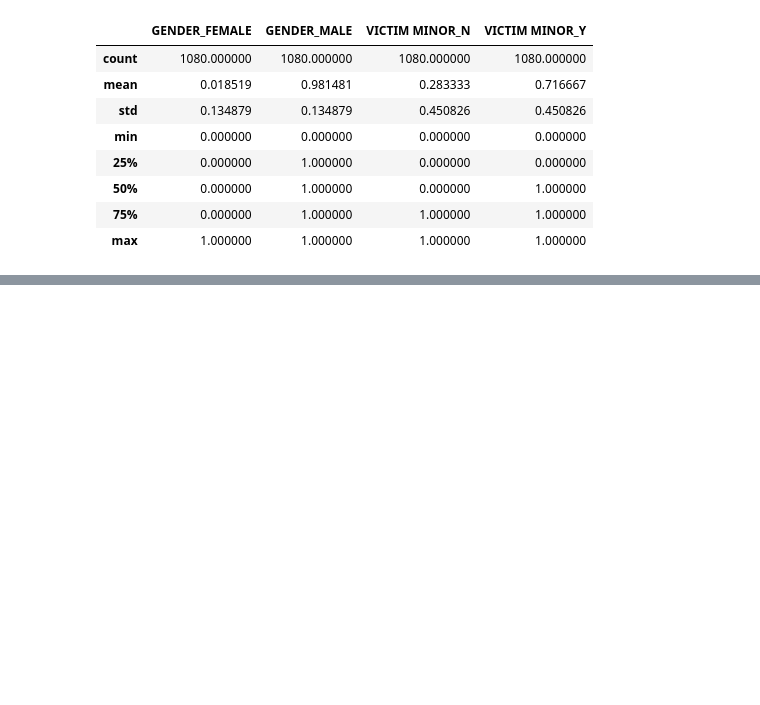
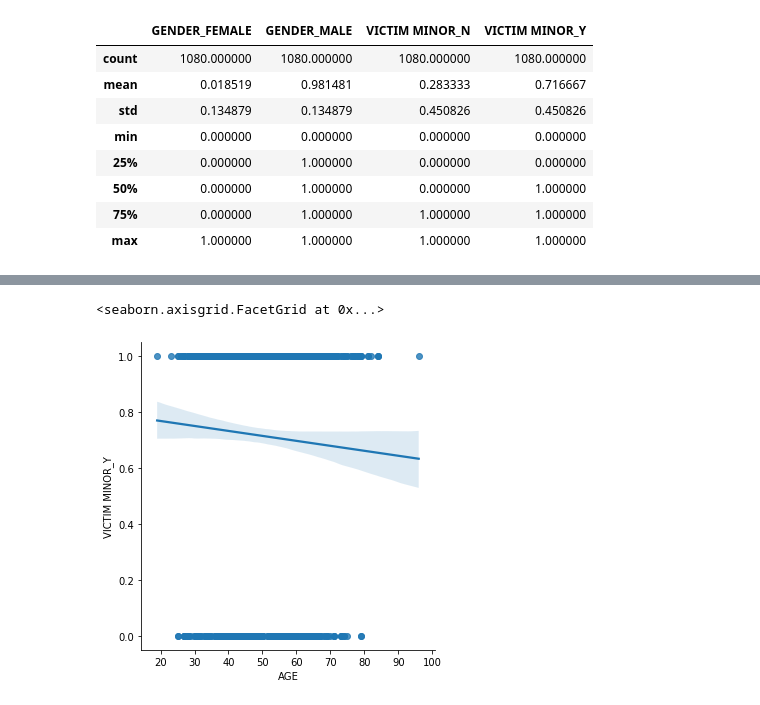
Before and after one commit to shanksghub/Omdena-ML, a Jupyter notebook: Omdena Offenders 2.ipynb, the cells around one changed output, grey strips where cells are left out. Cells and saved outputs as stored; diff of their text form; code cells hidden in the pictures; blank space fills up the shorter version.

```diff
--- a/Omdena Offenders 2.ipynb
+++ b/Omdena Offenders 2.ipynb
@@ -48,0 +59,3 @@ sns.lmplot(x='GENDER_MALE',y='VICTIM MINOR_Y',data=data_dummies)
+# %%
+n = df.loc[:, ['AGE', 'VICTIM MINOR']]
+n.head()
@@ -48,0 +69,7 @@ sns.lmplot(x='GENDER_MALE',y='VICTIM MINOR_Y',data=data_dummies)
+# %%
+data_dummies1 = pd.get_dummies(n)
+# %%
+sns.lmplot(x='AGE',y='VICTIM MINOR_Y',data=data_dummies1)
+# %% [output]
+<seaborn.axisgrid.FacetGrid at 0x...>
+[figure, added]
```
Also changed, not shown: parts of 4 cells of this notebook.
